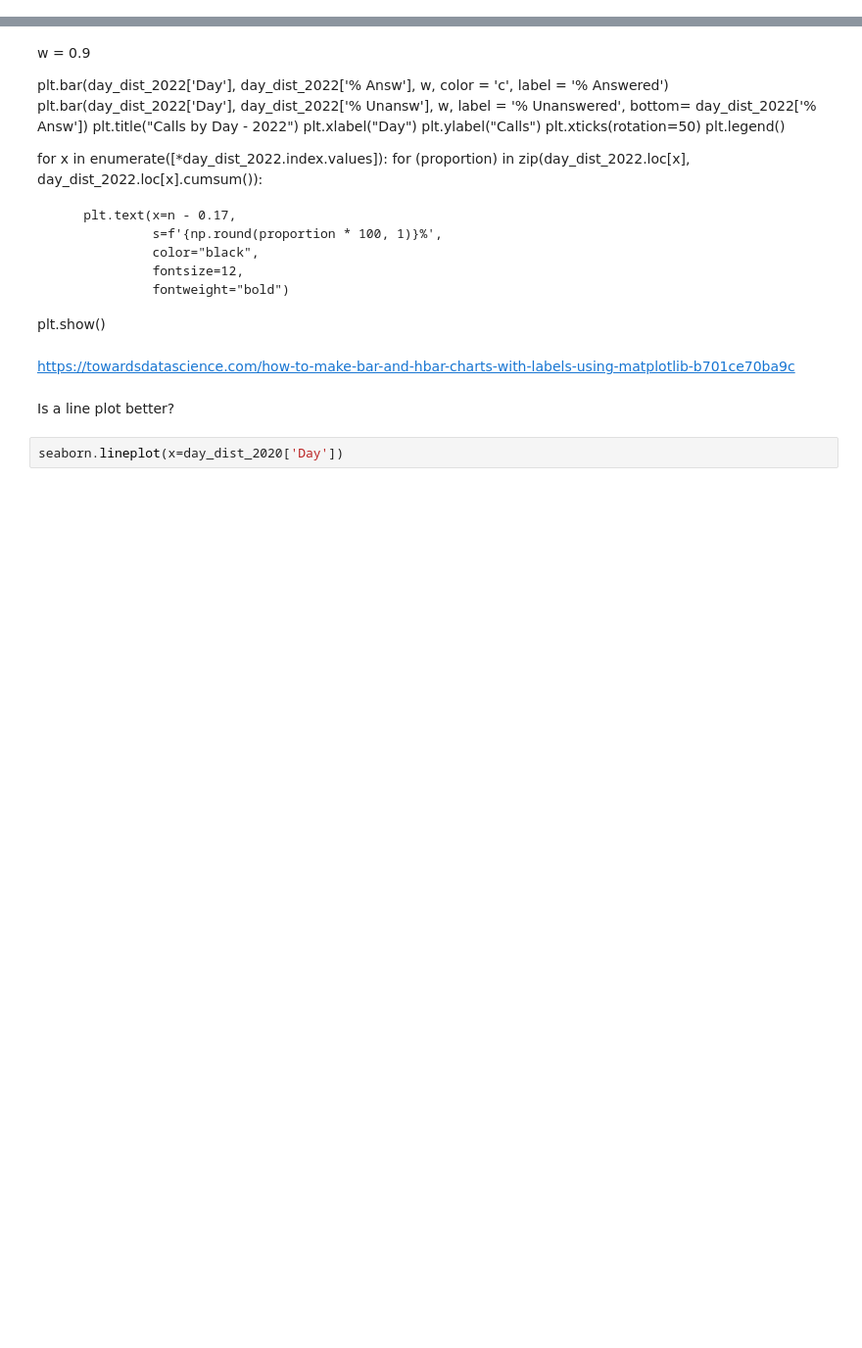
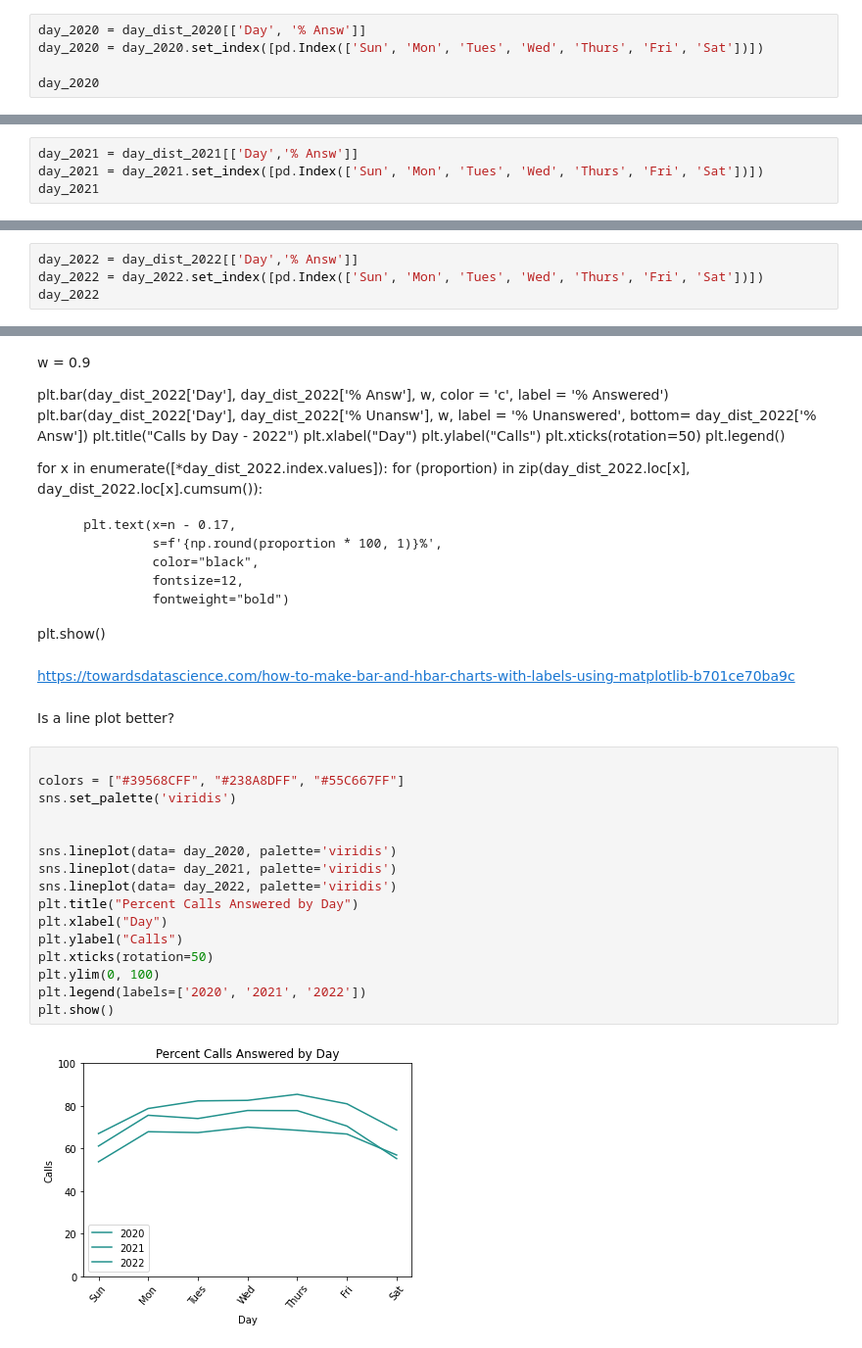
Before and after one commit to NSS-Data-Analytics-Cohort-6/fcs-crisis-sailing-the-seaborn, a Jupyter notebook: notebook/fcs_crisis_calls.ipynb, the cells around one changed output, grey strips where cells are left out. Shown at 98% size. Saved outputs shown, nothing was run; the diff lists cells and outputs as text; blank space fills up the shorter version.

Commit message:
colors still messed up on line graphs

```diff
--- a/notebook/fcs_crisis_calls.ipynb
+++ b/notebook/fcs_crisis_calls.ipynb
@@ -63,3 +95,8 @@ day_dist_2020 = pd.read_excel('../data/call_volume.xlsx', sheet_name='2020', ski
 day_dist_2020['% Answ'] = (day_dist_2020['% Answ']*100).round(2)
 day_dist_2020['% Unansw'] = (day_dist_2020['% Unansw']*100).round(2)
 day_dist_2020
+# %%
+day_2020 = day_dist_2020[['Day', '% Answ']]
+day_2020 = day_2020.set_index([pd.Index(['Sun', 'Mon', 'Tues', 'Wed', 'Thurs', 'Fri', 'Sat'])])
+
+day_2020
@@ -96,3 +161,7 @@ day_dist_2021 = pd.read_excel('../data/call_volume.xlsx', sheet_name='2021', ski
 day_dist_2021['% Answ'] = (day_dist_2021['% Answ']*100).round(2)
 day_dist_2021['% Unansw'] = (day_dist_2021['% Unansw']*100).round(2)
 day_dist_2021
+# %%
+day_2021 = day_dist_2021[['Day','% Answ']]
+day_2021 = day_2021.set_index([pd.Index(['Sun', 'Mon', 'Tues', 'Wed', 'Thurs', 'Fri', 'Sat'])])
+day_2021
@@ -126,0 +242,4 @@ day_dist_2022
+# %%
+day_2022 = day_dist_2022[['Day','% Answ']]
+day_2022 = day_2022.set_index([pd.Index(['Sun', 'Mon', 'Tues', 'Wed', 'Thurs', 'Fri', 'Sat'])])
+day_2022
@@ -286,7 +414,23 @@ for x in enumerate([*day_dist_2022.index.values]):
 plt.show()
 # %% [markdown]
 https://towardsdatascience.com/how-to-make-bar-and-hbar-charts-with-labels-using-matplotlib-b701ce70ba9c
-# %% [markdown]
-Is a line plot better?
-# %%
-seaborn.lineplot(x=day_dist_2020['Day'])
+# %% [markdown]
+Is a line plot better?
+# %%
+
+colors = ["#39568CFF", "#238A8DFF", "#55C667FF"]
+sns.set_palette('viridis')
+
+
+sns.lineplot(data= day_2020, palette='viridis')
+sns.lineplot(data= day_2021, palette='viridis')
+sns.lineplot(data= day_2022, palette='viridis')
+plt.title("Percent Calls Answered by Day")
+plt.xlabel("Day")
+plt.ylabel("Calls")
+plt.xticks(rotation=50)
+plt.ylim(0, 100)
+plt.legend(labels=['2020', '2021', '2022'])
+plt.show()
+# %% [output]
+[figure, added]
```
Also changed, not shown: parts of 10 cells of this notebook.
